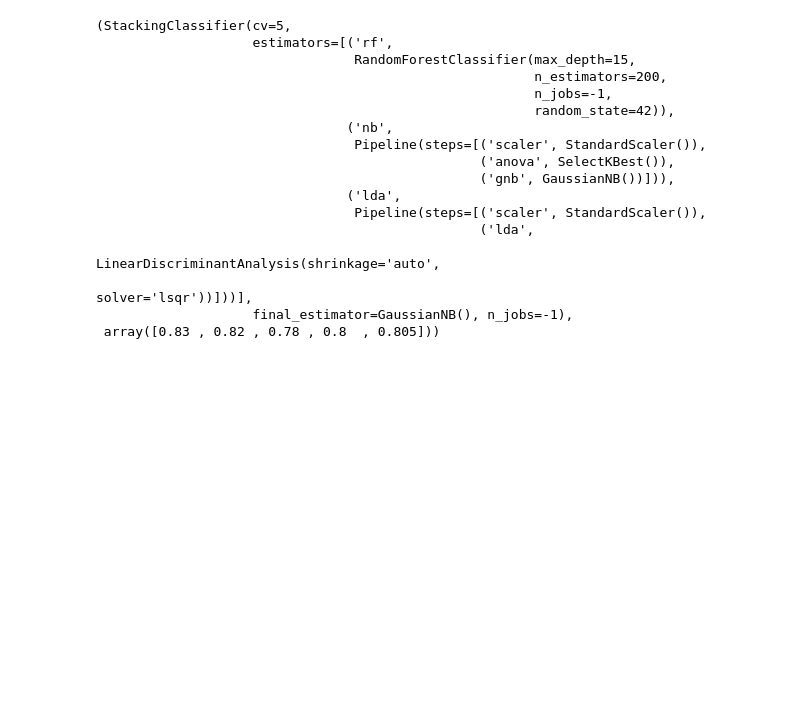
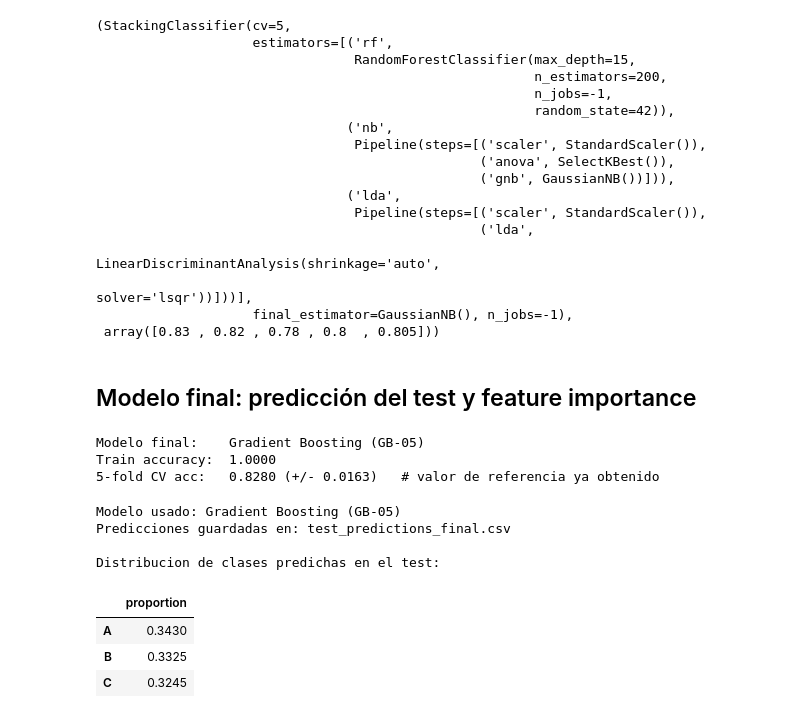
Before and after one commit to Qub1ts/Practica-3y4-AAII, a Jupyter notebook: Grupo-1.ipynb, the cells around one changed output. Drawn from its saved outputs; the diff is of its cells as text; code cells hidden in the pictures; blank space fills up the shorter version.

```diff
--- a/Grupo-1.ipynb
+++ b/Grupo-1.ipynb
@@ -1565,3 +1565,62 @@ Notas: Meta-modelo alternativo. Se prueba GaussianNB como meta para ver si un me
                                                                              solver='lsqr'))]))],
                     final_estimator=GaussianNB(), n_jobs=-1),
  array([0.83 , 0.82 , 0.78 , 0.8  , 0.805]))
+# %% [markdown]
+## Modelo final: predicción del test y feature importance
+# %%
+best_overall = GradientBoostingClassifier(
+    n_estimators=300,
+    learning_rate=0.05,
+    max_depth=3,
+    subsample=0.8,
+    max_features="sqrt",
+    random_state=RANDOM_STATE
+)
+best_model_name = "Gradient Boosting (GB-05)"
+
+# Entrenamiento unico sobre todo el train
+best_overall.fit(X, y)
+train_acc = accuracy_score(y, best_overall.predict(X))
+
+print(f"Modelo final:    {best_model_name}")
+print(f"Train accuracy:  {train_acc:.4f}")
+print(f"5-fold CV acc:   0.8280 (+/- 0.0163)   # valor de referencia ya obtenido")
+# %% [output]
+Modelo final:    Gradient Boosting (GB-05)
+Train accuracy:  1.0000
+5-fold CV acc:   0.8280 (+/- 0.0163)   # valor de referencia ya obtenido
+# %%
+
+best_overall.fit(X, y)
+
+# Cargamos el test y nos quedamos sin la columna 'class' (esta vacia)
+test_df_final = pd.read_csv(test_path)
+if TARGET_COL in test_df_final.columns:
+    X_test_predict = test_df_final.drop(columns=[TARGET_COL])
+else:
+    X_test_predict = test_df_final.copy()
+
+predicciones_finales = best_overall.predict(X_test_predict)
+test_df_final[TARGET_COL] = predicciones_finales
+
+output_filename = "test_predictions_final.csv"
+test_df_final.to_csv(output_filename, index=False)
+
+print(f"Modelo usado: {best_model_name}")
+print(f"Predicciones guardadas en: {output_filename}")
+print(f"\nDistribucion de clases predichas en el test:")
+display(
+    pd.Series(predicciones_finales)
+      .value_counts(normalize=True)
+      .round(4)
+      .to_frame("proportion")
+)
+# %% [output]
+Modelo usado: Gradient Boosting (GB-05)
+Predicciones guardadas en: test_predictions_final.csv
+
+Distribucion de clases predichas en el test:
+|  | proportion |
+| A | 0.3430 |
+| B | 0.3325 |
+| C | 0.3245 |
```
Also changed, not shown: parts of 3 cells of this notebook, 4 other files.
